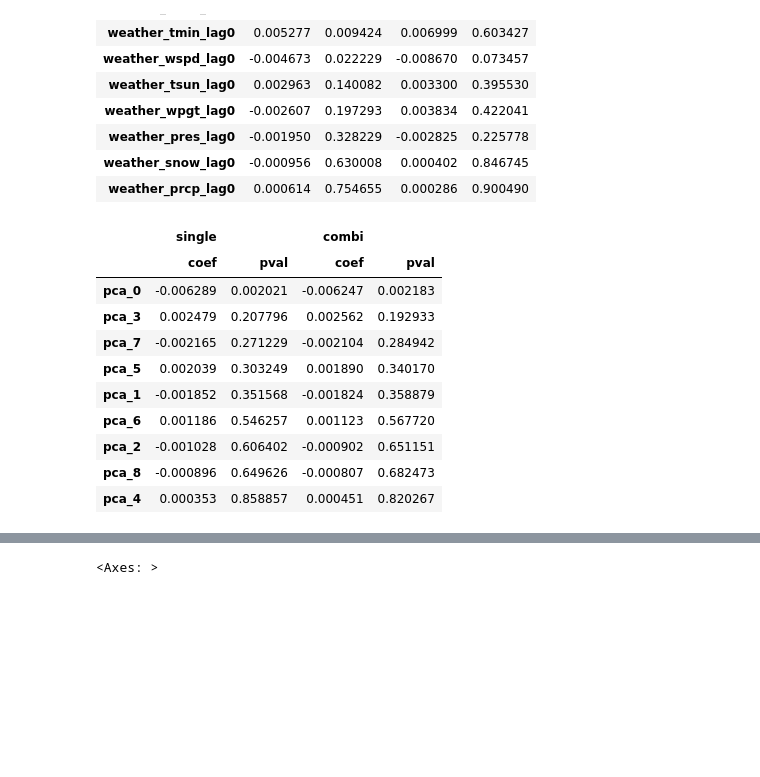
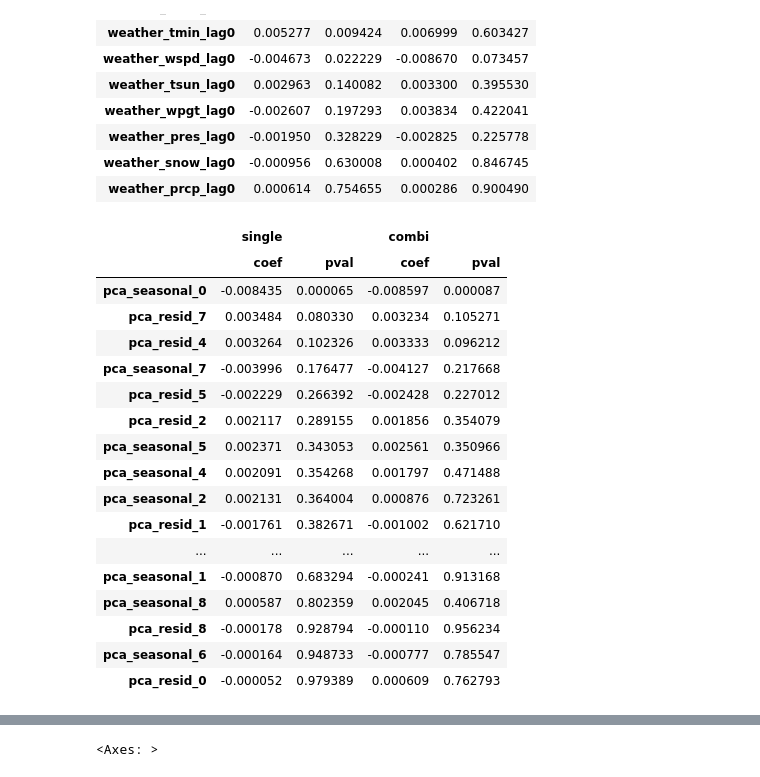
Before and after one commit to davidpomerenke/protest-impact, a Jupyter notebook: notebooks/instrumental_variable.ipynb, the cells around one changed output, grey strips where cells are left out. Drawn from its saved outputs; the diff is of its cells as text; code cells hidden in the pictures; blank space fills up the shorter version.

```diff
--- a/notebooks/instrumental_variable.ipynb
+++ b/notebooks/instrumental_variable.ipynb
@@ -58,16 +58,23 @@ get_coefficients("weather")[0]
 | weather_snow_lag0 | -0.000956 | 0.630008 | 0.000402 | 0.846745 |
 | weather_prcp_lag0 | 0.000614 | 0.754655 | 0.000286 | 0.900490 |
 # %%
-get_coefficients("pc_weather_season_seasonal")[0]
+get_coefficients("pc_weather_season")[0]
 # %% [output]
 |  | single |  | combi |  |
 |  | coef | pval | coef | pval |
-| pca_0 | -0.006289 | 0.002021 | -0.006247 | 0.002183 |
-| pca_3 | 0.002479 | 0.207796 | 0.002562 | 0.192933 |
-| pca_7 | -0.002165 | 0.271229 | -0.002104 | 0.284942 |
-| pca_5 | 0.002039 | 0.303249 | 0.001890 | 0.340170 |
-| pca_1 | -0.001852 | 0.351568 | -0.001824 | 0.358879 |
-| pca_6 | 0.001186 | 0.546257 | 0.001123 | 0.567720 |
-| pca_2 | -0.001028 | 0.606402 | -0.000902 | 0.651151 |
-| pca_8 | -0.000896 | 0.649626 | -0.000807 | 0.682473 |
-| pca_4 | 0.000353 | 0.858857 | 0.000451 | 0.820267 |
+| pca_seasonal_0 | -0.008435 | 0.000065 | -0.008597 | 0.000087 |
+| pca_resid_7 | 0.003484 | 0.080330 | 0.003234 | 0.105271 |
+| pca_resid_4 | 0.003264 | 0.102326 | 0.003333 | 0.096212 |
+| pca_seasonal_7 | -0.003996 | 0.176477 | -0.004127 | 0.217668 |
+| pca_resid_5 | -0.002229 | 0.266392 | -0.002428 | 0.227012 |
+| pca_resid_2 | 0.002117 | 0.289155 | 0.001856 | 0.354079 |
+| pca_seasonal_5 | 0.002371 | 0.343053 | 0.002561 | 0.350966 |
+| pca_seasonal_4 | 0.002091 | 0.354268 | 0.001797 | 0.471488 |
+| pca_seasonal_2 | 0.002131 | 0.364004 | 0.000876 | 0.723261 |
+| pca_resid_1 | -0.001761 | 0.382671 | -0.001002 | 0.621710 |
+| ... | ... | ... | ... | ... |
+| pca_seasonal_1 | -0.000870 | 0.683294 | -0.000241 | 0.913168 |
+| pca_seasonal_8 | 0.000587 | 0.802359 | 0.002045 | 0.406718 |
+| pca_resid_8 | -0.000178 | 0.928794 | -0.000110 | 0.956234 |
+| pca_seasonal_6 | -0.000164 | 0.948733 | -0.000777 | 0.785547 |
+| pca_resid_0 | -0.000052 | 0.979389 | 0.000609 | 0.762793 |
```
Also changed, not shown: parts of 4 cells of this notebook, 3 other files.
